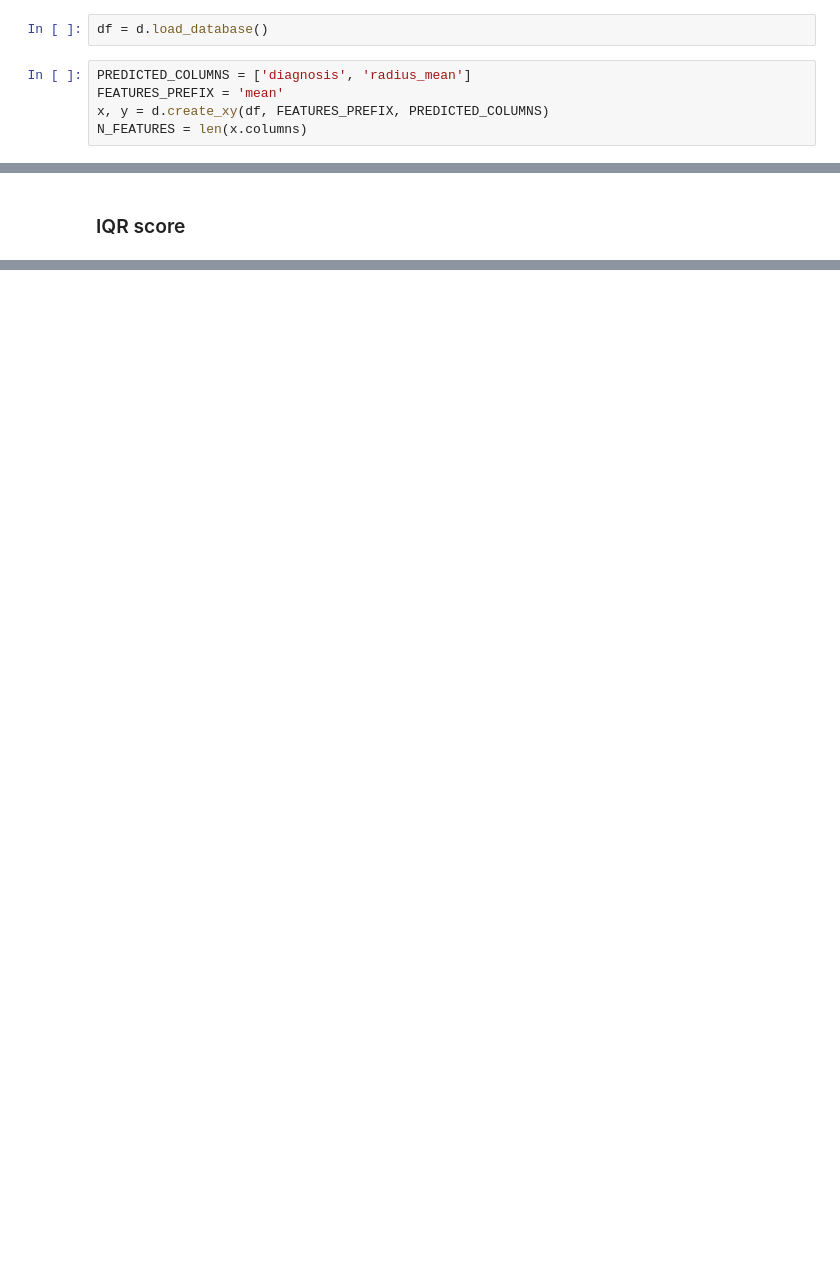
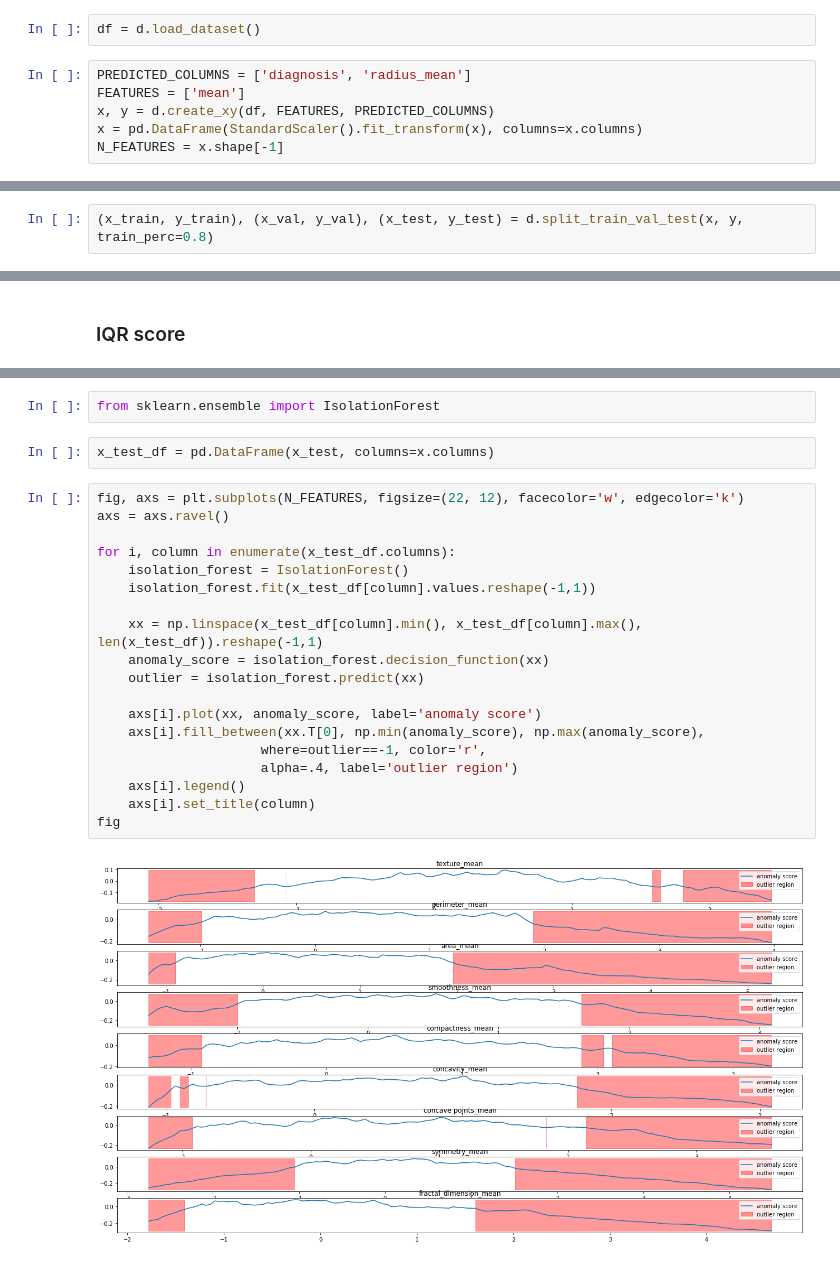
Before and after one commit to leoniloris/Visualization-In-Data-Science, a Jupyter notebook: ensembles/comparing-outliers.ipynb, the cells around one changed output, grey strips where cells are left out. Drawn from its saved outputs; the diff is of its cells as text; blank space fills up the shorter version.

```diff
--- a/ensembles/comparing-outliers.ipynb
+++ b/ensembles/comparing-outliers.ipynb
@@ -7,9 +10,10 @@ import numpy as np
 import ipywidgets as widgets
 from ipywidgets import interact, FloatSlider
 # %%
-df = d.load_database()
+df = d.load_dataset()
 # %%
 PREDICTED_COLUMNS = ['diagnosis', 'radius_mean']
-FEATURES_PREFIX = 'mean'
-x, y = d.create_xy(df, FEATURES_PREFIX, PREDICTED_COLUMNS)
-N_FEATURES = len(x.columns)
+FEATURES = ['mean']
+x, y = d.create_xy(df, FEATURES, PREDICTED_COLUMNS)
+x = pd.DataFrame(StandardScaler().fit_transform(x), columns=x.columns)
+N_FEATURES = x.shape[-1]
@@ -18,3 +20,5 @@ x_healthy, y_healthy = x[diagnosis == 'B'], y[diagnosis == 'B']
+# %%
+(x_train, y_train), (x_val, y_val), (x_test, y_test) = d.split_train_val_test(x, y, train_perc=0.8)
 # %% [markdown]
 # Comparing Outlier detection methods
 # %% [markdown]
@@ -85,0 +128,25 @@ k.value
+# %%
+from sklearn.ensemble import IsolationForest
+# %%
+x_test_df = pd.DataFrame(x_test, columns=x.columns)
+# %%
+fig, axs = plt.subplots(N_FEATURES, figsize=(22, 12), facecolor='w', edgecolor='k')
+axs = axs.ravel()
+
+for i, column in enumerate(x_test_df.columns):
+    isolation_forest = IsolationForest()
+    isolation_forest.fit(x_test_df[column].values.reshape(-1,1))
+
+    xx = np.linspace(x_test_df[column].min(), x_test_df[column].max(), len(x_test_df)).reshape(-1,1)
+    anomaly_score = isolation_forest.decision_function(xx)
+    outlier = isolation_forest.predict(xx)
+
+    axs[i].plot(xx, anomaly_score, label='anomaly score')
+    axs[i].fill_between(xx.T[0], np.min(anomaly_score), np.max(anomaly_score),
+                     where=outlier==-1, color='r',
+                     alpha=.4, label='outlier region')
+    axs[i].legend()
+    axs[i].set_title(column)
+fig
+# %% [output]
+[figure, added]
```
Also changed, not shown: parts of 14 cells of this notebook.
